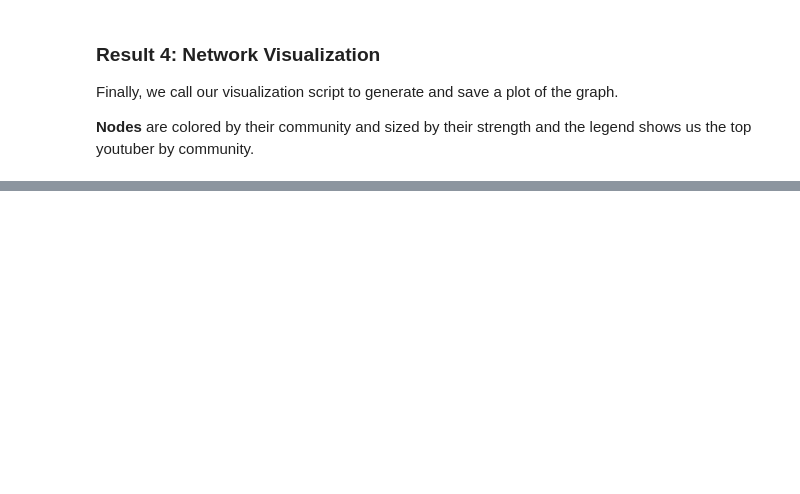
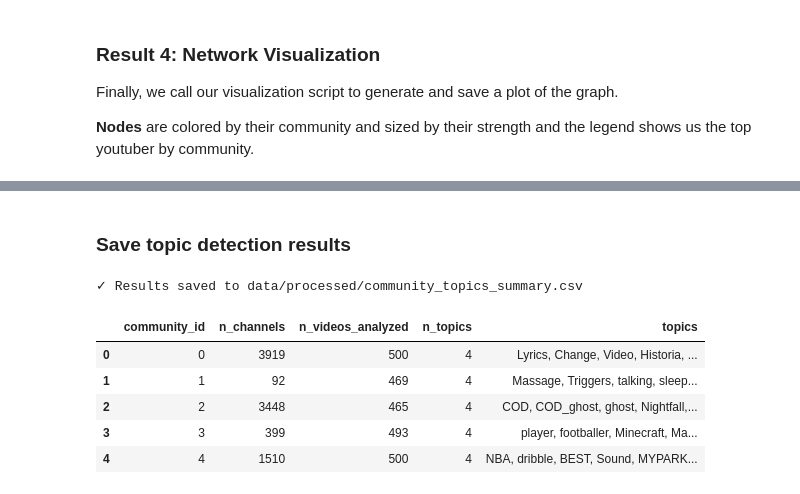
Before and after one commit to epfl-ada/ada-2025-project-zlayjiya, a Jupyter notebook: results.ipynb, the cells around one changed output, grey strips where cells are left out. Cells and saved outputs as stored; diff of their text form; code cells hidden in the pictures; blank space fills up the shorter version.

```diff
--- a/results.ipynb
+++ b/results.ipynb
@@ -269,0 +279,14 @@ Visualization subgraph: 187 nodes, 5014 edges
+# %%
+# Install required packages if not already installed
+!pip install spacy gensim
+!python -m spacy download en_core_web_sm
+
+import spacy
+
+# Load spacy model
+try:
+    nlp = spacy.load('en_core_web_sm', disable=['parser', 'ner'])
+    print("✓ Spacy model loaded")
+except:
+    print("⚠️  Run: python -m spacy download en_core_web_sm")
+    nlp = None
@@ -269,0 +491,35 @@ Visualization subgraph: 187 nodes, 5014 edges
+# %% [markdown]
+### Save topic detection results
+# %%
+# Create summary DataFrame
+summary_data = []
+
+for comm_id, result in community_topics.items():
+    if result['topics']:
+        # Get top 5 words from each topic
+        topic_summaries = []
+        for topic_words in result['topics']:
+            top_words = ', '.join([word for word, _ in topic_words[:5]])
+            topic_summaries.append(top_words)
+
+        summary_data.append({
+            'community_id': comm_id,
+            'n_channels': len(communities[comm_id]),
+            'n_videos_analyzed': result['n_videos'],
+            'n_topics': len(result['topics']),
+            'topics': ' | '.join(topic_summaries)
+        })
+
+summary_df = pd.DataFrame(summary_data)
+summary_df.to_csv('data/processed/community_topics_summary.csv', index=False)
+
+print("✓ Results saved to data/processed/community_topics_summary.csv\n")
+summary_df
+# %% [output]
+✓ Results saved to data/processed/community_topics_summary.csv
+|  | community_id | n_channels | n_videos_analyzed | n_topics | topics |
+| 0 | 0 | 3919 | 500 | 4 | Lyrics, Change, Video, Historia, ... |
+| 1 | 1 | 92 | 469 | 4 | Massage, Triggers, talking, sleep... |
+| 2 | 2 | 3448 | 465 | 4 | COD, COD_ghost, ghost, Nightfall,... |
+| 3 | 3 | 399 | 493 | 4 | player, footballer, Minecraft, Ma... |
+| 4 | 4 | 1510 | 500 | 4 | NBA, dribble, BEST, Sound, MYPARK... |
```
Also changed, not shown: parts of 17 cells of this notebook, 3 other files.
